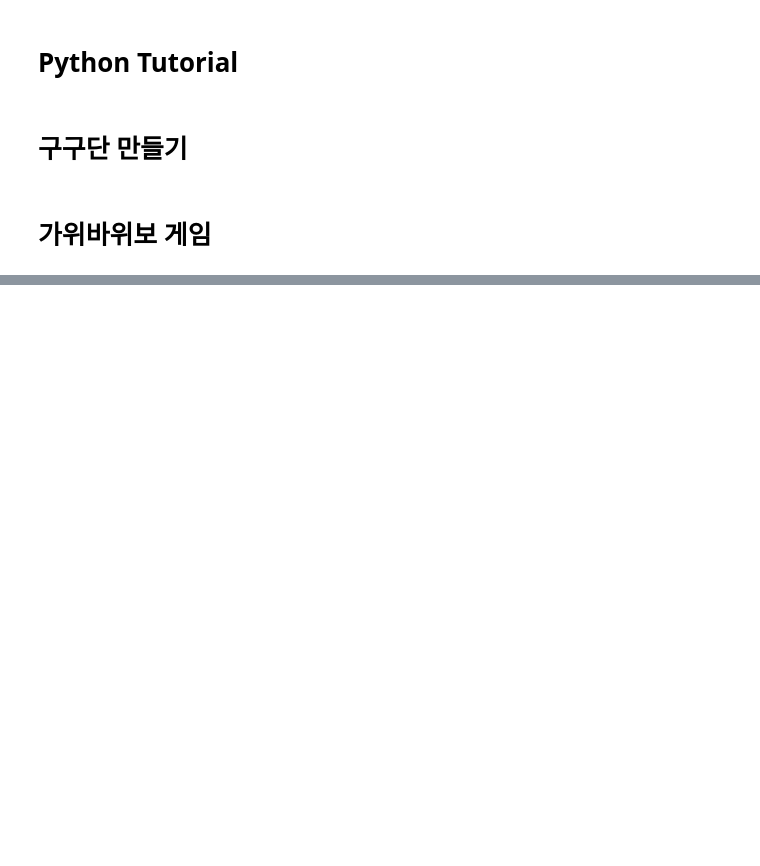
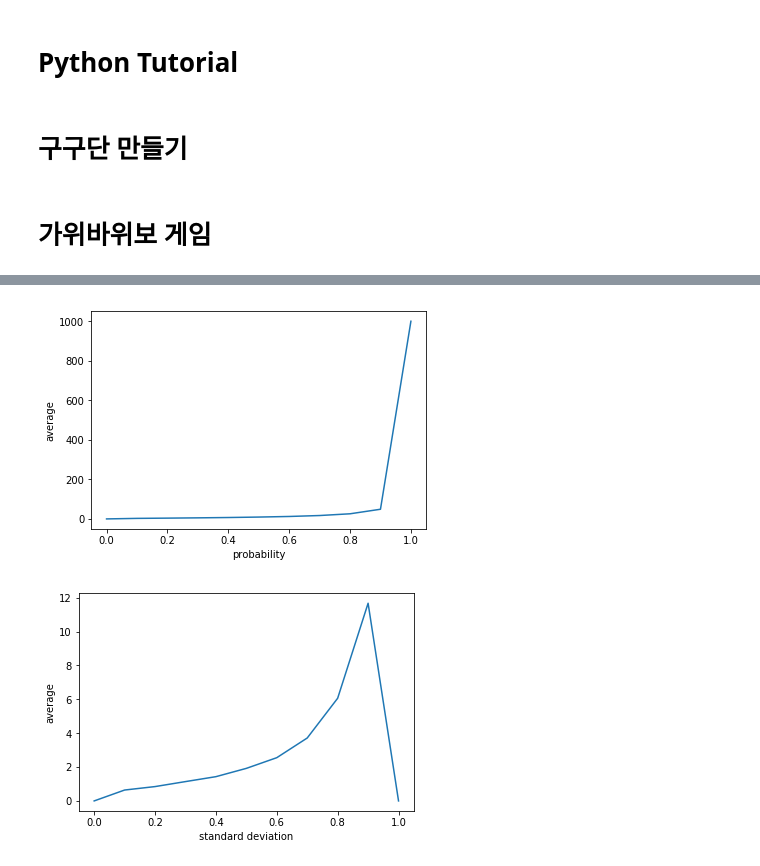
Before and after one commit to sangkyuleeKOR/python3_tutorial, a Jupyter notebook: python_tutorial.ipynb, the cells around one changed output, grey strips where cells are left out. Drawn from its saved outputs; the diff is of its cells as text; code cells hidden in the pictures; blank space fills up the shorter version.

```diff
--- a/python_tutorial.ipynb
+++ b/python_tutorial.ipynb
@@ -981,33 +992,42 @@ def perc(prob,size):
 def perc_sampling(prob,size,num_samp):
     sum = 0
     sum2 = 0
     for _ in range(num_samp):
         val = perc(prob,size)
         sum += val
         sum2 += val*val
     avg = sum/num_samp
     avg2 = sum2/num_samp
     return avg, math.sqrt(avg2-avg*avg)
 
 
 plist = []
 prob=0
 while prob<=1:
     plist.append(prob)
     prob+=0.1
 
 avlist = []
 sdlist = []
 for prob in plist:
     val1, val2 = perc_sampling(prob,1000,1000)
     avlist.append(val1)
     sdlist.append(val2)
 
 
+
 plt.plot(plist,avlist)
 plt.ylabel('average')
 plt.xlabel('probability')
 plt.show()
+
+plt.plot(plist,sdlist)
+plt.ylabel('average')
+plt.xlabel('standard deviation')
+plt.show()
+# %% [output]
+[figure, added]
+[figure, added]
 # %%
 def func(a,b):
     return a*b
```
Also changed, not shown: parts of 2 cells of this notebook, 9 other files.
